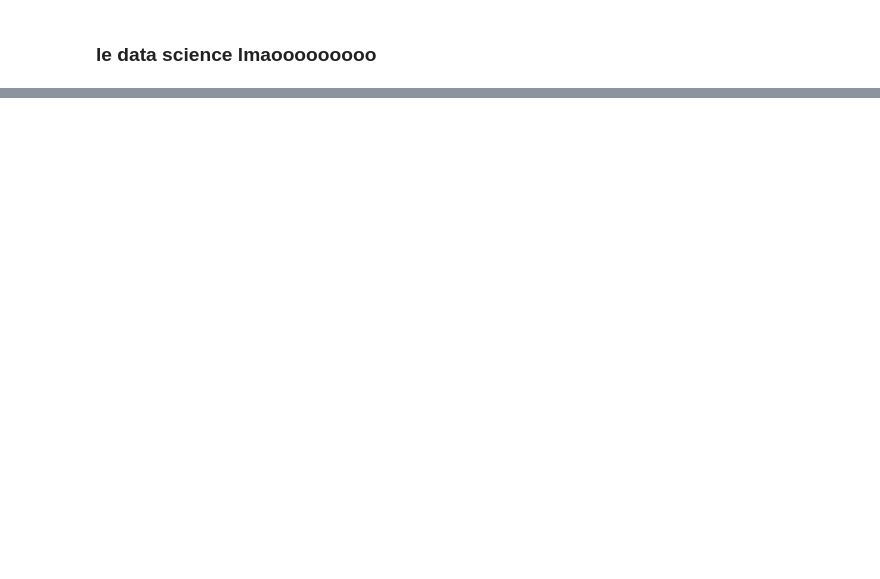
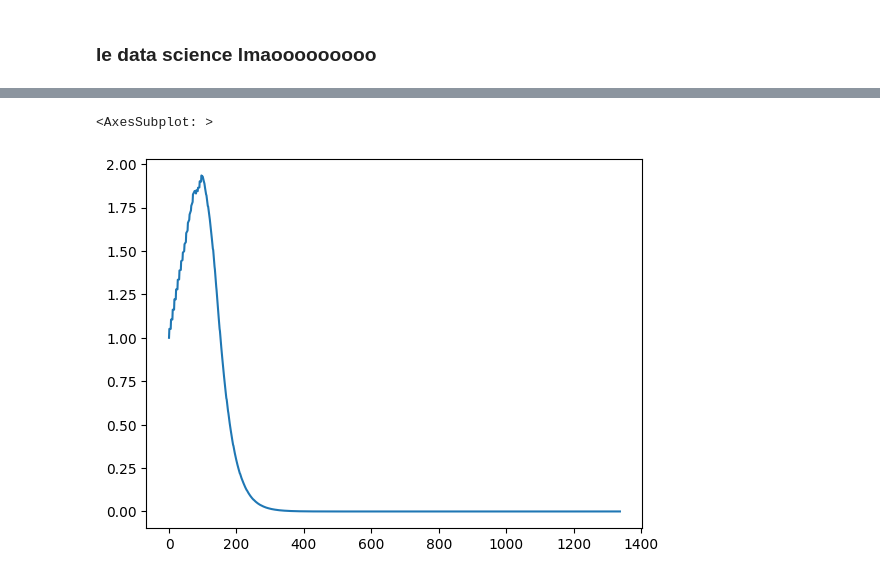
Before and after one commit to ineveraskedforthis/007, a Jupyter notebook: statistics/graphs.ipynb, the cells around one changed output, grey strips where cells are left out. Drawn from its saved outputs; the diff is of its cells as text; code cells hidden in the pictures; blank space fills up the shorter version.

```diff
--- a/statistics/graphs.ipynb
+++ b/statistics/graphs.ipynb
@@ -17,0 +18,5 @@ data["debt"].plot()
+# %%
+data["price_food"].plot()
+# %% [output]
+<AxesSubplot: >
+[figure, added]
```
Also changed, not shown: parts of 3 cells of this notebook, 1 other file.
